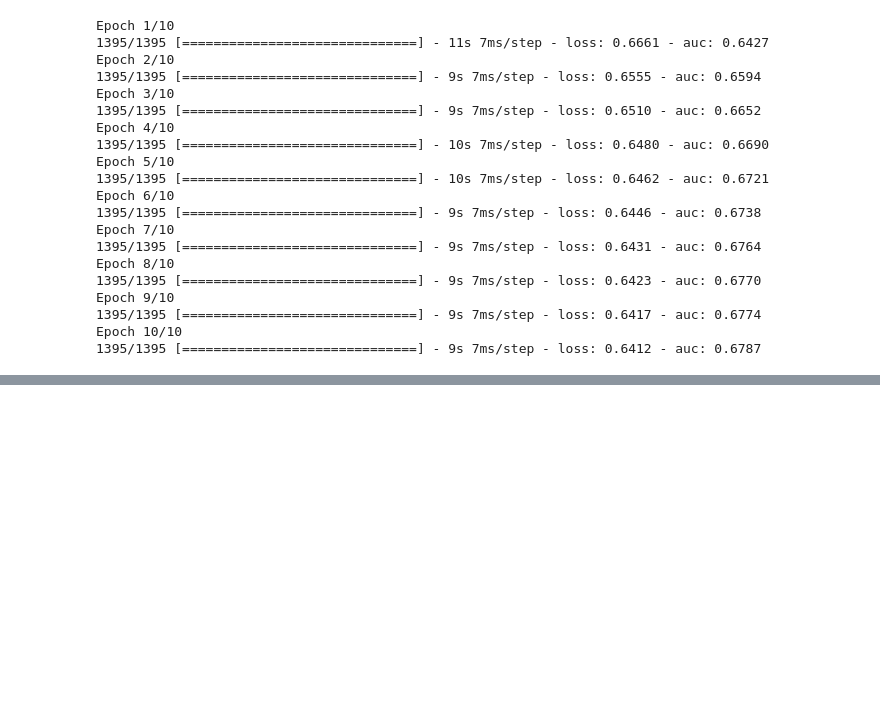
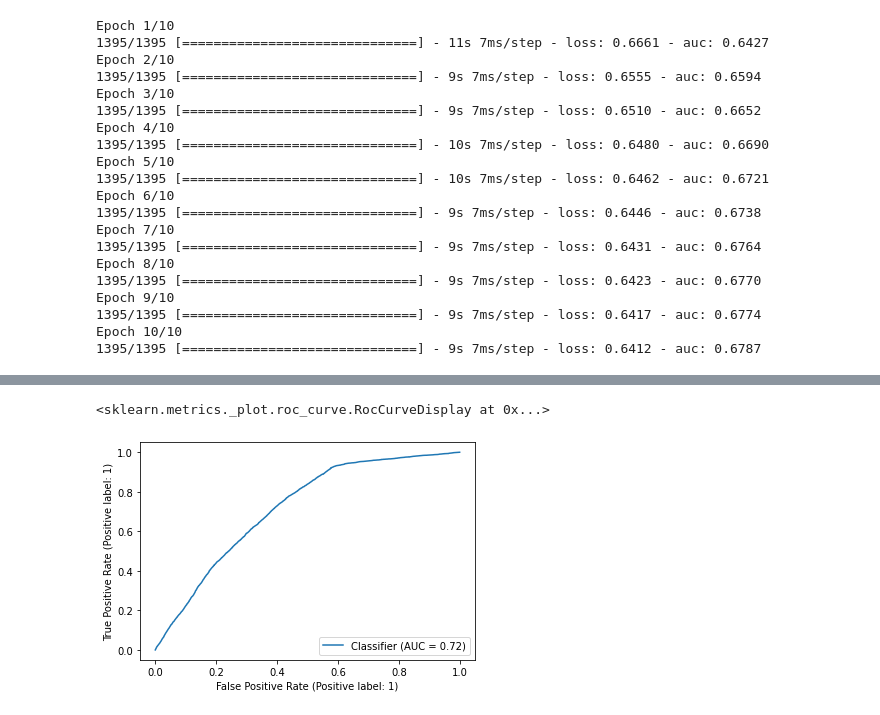
Before and after one commit to GFerrazzo/INE5644, a Jupyter notebook: Entrega Final.ipynb, the cells around one changed output, grey strips where cells are left out. Saved outputs shown, nothing was run; the diff lists cells and outputs as text; code cells hidden in the pictures; blank space fills up the shorter version.

Commit message:
terceiro modelo - gradient boosting

```diff
--- a/Entrega Final.ipynb
+++ b/Entrega Final.ipynb
@@ -52,7 +53,7 @@ df['Age'] = pd.cut(df['Age'], bins=29, precision=0)
 # %%
 # df['Handcap'] = df['Handcap'].map({1 : True, 2 : True, 3 : True, 4 : True, 0 : False})
 # %%
-df['ScheduleToAppointment'] = pd.cut(df['ScheduleToAppointment'], bins=30, precision=0)
+# df['ScheduleToAppointment'] = pd.cut(df['ScheduleToAppointment'], bins=30, precision=0)
 # %%
 df.sample(5)
 # %% [output]
@@ -86,6 +87,6 @@ memory usage: 8.6 MB
 # %%
-df['Age'] = df['Age'].cat.codes
-df['ScheduleToAppointment'] = df['ScheduleToAppointment'].cat.codes
+# df['Age'] = df['Age'].cat.codes
+# df['ScheduleToAppointment'] = df['ScheduleToAppointment'].cat.codes
 # %% [markdown]
 # Primeiro Modelo
 # %%
@@ -311,0 +326,34 @@ tf.math.confusion_matrix(labels=target, predictions=y_pred_model2.ravel()>0.5)
+# %%
+target = 'No-show'
+feat_cols = [col for col in df.columns if col != target]
+# %%
+train_split = 70000
+
+x = df.iloc[:train_split][feat_cols]
+y = df.iloc[:train_split][target]
+
+model_params = {
+    "objective": 'binary',
+    "max_depth": -1,
+    "num_leaves": 9,
+    "learning_rate": 0.01,
+    "n_estimators": 1000,
+    "boosting_type": "rf",
+    "min_data_in_leaf": 100,
+    "bagging_freq": 4,
+    "bagging_fraction": 0.7,
+    "feature_fraction": 0.7,
+    "colsample_bytree": 0.5,
+    "is_unbalance": True,
+    "metric": "auc"
+}
+
+model = lgb.LGBMRegressor(**model_params).fit(x, y)
+
+test_df = (
+    df
+    .iloc[train_split:]
+    .assign(pred = lambda df: pd.DataFrame(model.predict(df[feat_cols])).values)
+)
+
+print(roc_auc_score(test_df[target], test_df['pred']))
@@ -311,0 +366,5 @@ tf.math.confusion_matrix(labels=target, predictions=y_pred_model2.ravel()>0.5)
+# %%
+RocCurveDisplay.from_predictions(test_df[target], test_df['pred'])
+# %% [output]
+<sklearn.metrics._plot.roc_curve.RocCurveDisplay at 0x...>
+[figure, added]
```
Also changed, not shown: parts of 29 cells of this notebook.
